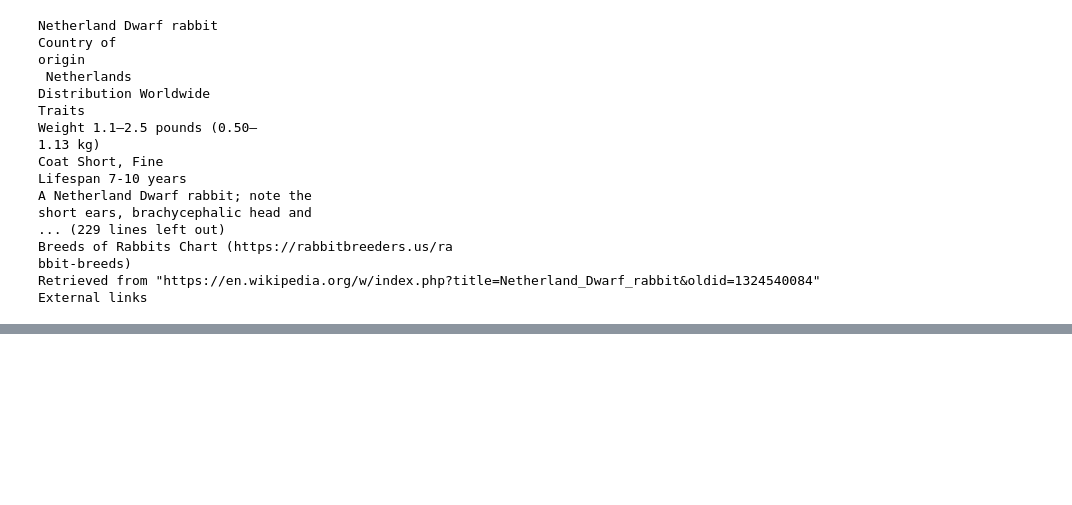
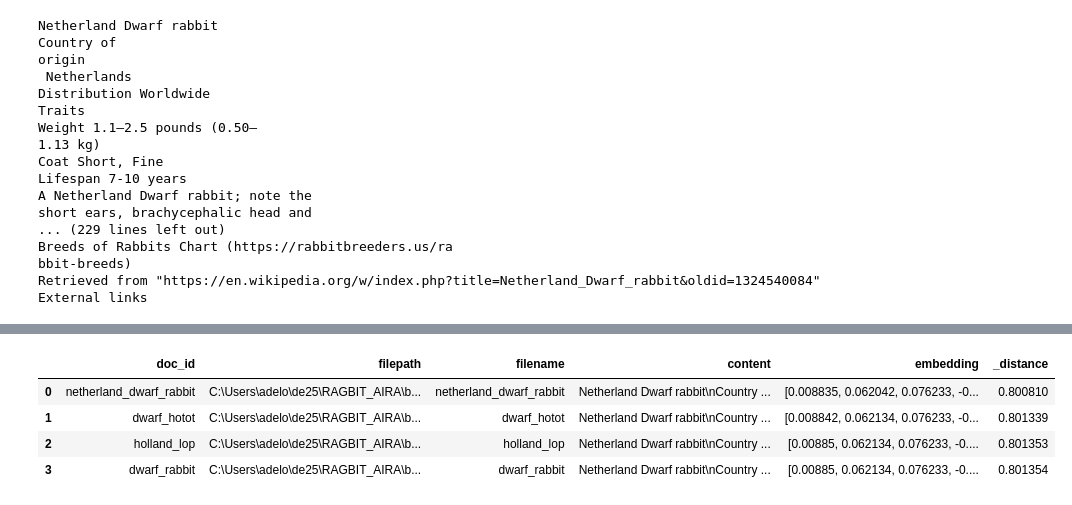
Before and after one commit to Akina-Aoki/RAGBIT_AIRA, a Jupyter notebook: backend/src/explorations.ipynb, the cells around one changed output, grey strips where cells are left out. Cells and saved outputs as stored; diff of their text form; code cells hidden in the pictures; blank space fills up the shorter version.

```diff
--- a/backend/src/explorations.ipynb
+++ b/backend/src/explorations.ipynb
@@ -36,0 +67,6 @@ DATA_PATH.glob("*.pdg")
+# %%
+import lancedb
+from backend.constants import VECTOR_DATABASE_PATH
+
+db = lancedb.connect(VECTOR_DATABASE_PATH)
+db
@@ -36,0 +98,8 @@ DATA_PATH.glob("*.pdg")
+# %%
+db["articles"].search("Short rabbit").to_pandas()
+# %% [output]
+|  | doc_id | filepath | filename | content | embedding | _distance |
+| 0 | netherland_dwarf_rabbit | C:\Users\adelo\de25\RAGBIT_AIRA\b... | netherland_dwarf_rabbit | Netherland Dwarf rabbit\nCountry ... | [0.008835, 0.062042, 0.076233, -0... | 0.800810 |
+| 1 | dwarf_hotot | C:\Users\adelo\de25\RAGBIT_AIRA\b... | dwarf_hotot | Netherland Dwarf rabbit\nCountry ... | [0.008842, 0.062134, 0.076233, -0... | 0.801339 |
+| 2 | holland_lop | C:\Users\adelo\de25\RAGBIT_AIRA\b... | holland_lop | Netherland Dwarf rabbit\nCountry ... | [0.00885, 0.062134, 0.076233, -0.... | 0.801353 |
+| 3 | dwarf_rabbit | C:\Users\adelo\de25\RAGBIT_AIRA\b... | dwarf_rabbit | Netherland Dwarf rabbit\nCountry ... | [0.00885, 0.062134, 0.076233, -0.... | 0.801354 |
```
Also changed, not shown: parts of 10 cells of this notebook, 3 other files.
